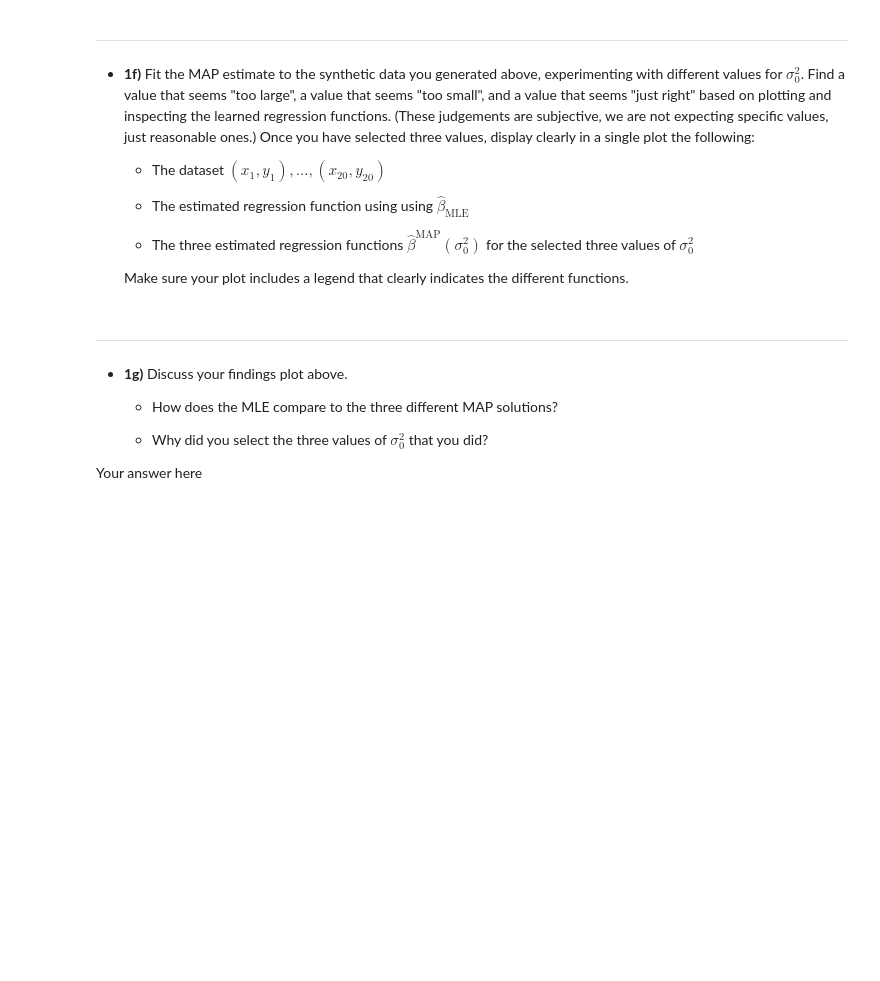
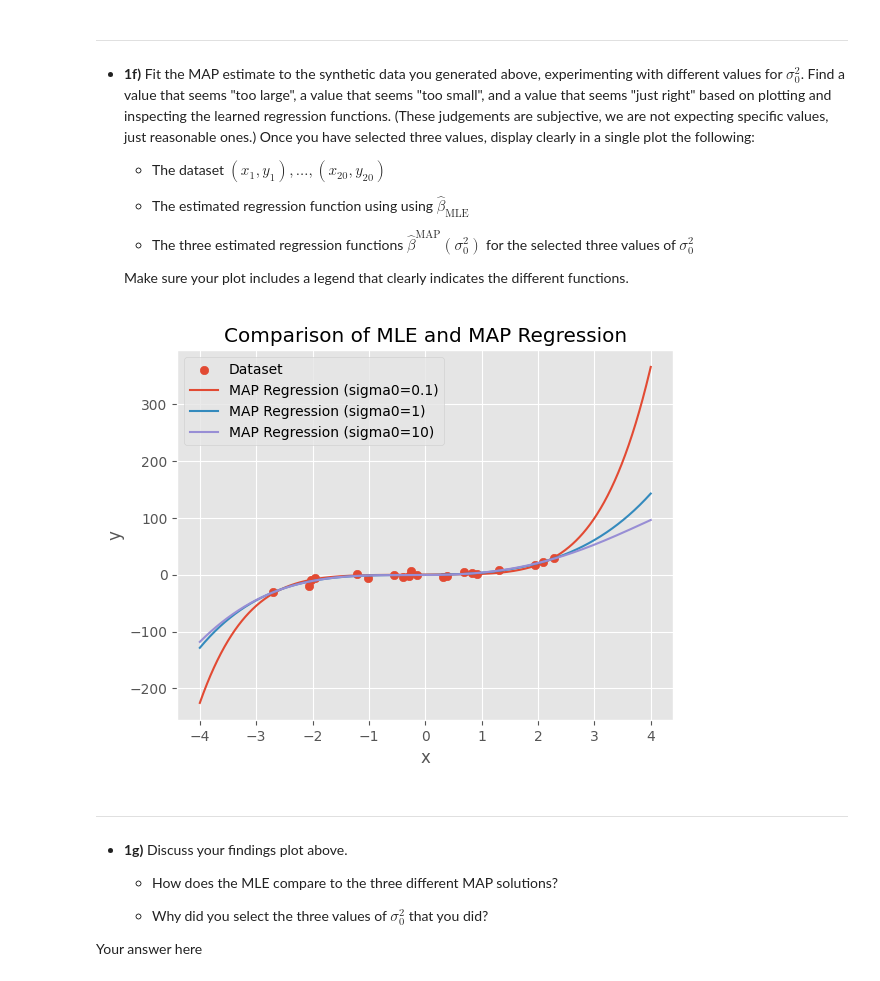
Before and after one commit to MrHumble-Bee/STAT-34800A, a Jupyter notebook: assignments/hw2.ipynb, the cells around one changed output. Cells and saved outputs as stored; diff of their text form; code cells hidden in the pictures; blank space fills up the shorter version.

```diff
--- a/assignments/hw2.ipynb
+++ b/assignments/hw2.ipynb
@@ -137,3 +143,16 @@ def map_estimate(y, X, sigma0):
+# %%
+def map_estimate(y, X, sigma0):
+    # Calculate X^T * X
+    XTX = X.T @ X
+    # Calculate X^T * y
+    XTy = X.T @ y
+
+    # Calculate the MAP estimate
+    sigma_sq = 1  # Assuming variance of the error term is known and fixed
+    lambda_ = sigma_sq / sigma0**2  # Calculate the lambda parameter
+    beta_map = np.linalg.inv(XTX + lambda_ * np.eye(X.shape[1])) @ XTy
+
+    return beta_map
 # %% [markdown]
 ----
 
@@ -154,3 +168,39 @@ import seaborn as sns
+# %%
+import matplotlib.pyplot as plt
+import seaborn as sns
+
+# Your code here
+import matplotlib.pyplot as plt
+
+# Assuming X and y are your synthetic data
+# Assuming map_estimate function is defined
+
+# Fit MLE estimate
+mle_model = LinearRegression()
+mle_model.fit(x_poly, y.reshape((-1,1)))
+
+# Define different values of sigma0 for MAP estimation
+sigma0_values = [0.1, 1, 10]
+
+# # Plot dataset
+plt.scatter(x.reshape((-1,1)), y.reshape((-1,1)), label='Dataset')
+
+# Plot MLE regression function
+space = np.linspace(-4,4,900).reshape((-1,1))
+
+# Plot MAP regression functions for different sigma0 values
+for sigma0 in sigma0_values:
+    beta_map = map_estimate(y.reshape((-1,1)), x_poly, sigma0)
+    plt.plot(space.reshape((-1,1)), poly_model.fit_transform(space) @ beta_map, label=f'MAP Regression (sigma0={sigma0})')
+
+# Add labels and legend
+plt.xlabel('x')
+plt.ylabel('y')
+plt.legend()
+plt.title('Comparison of MLE and MAP Regression')
+plt.show()
+# %% [output]
+[figure, added]
 # %% [markdown]
 ---
 - **1g)** Discuss your findings plot above.
```
Also changed, not shown: parts of 6 cells of this notebook.
